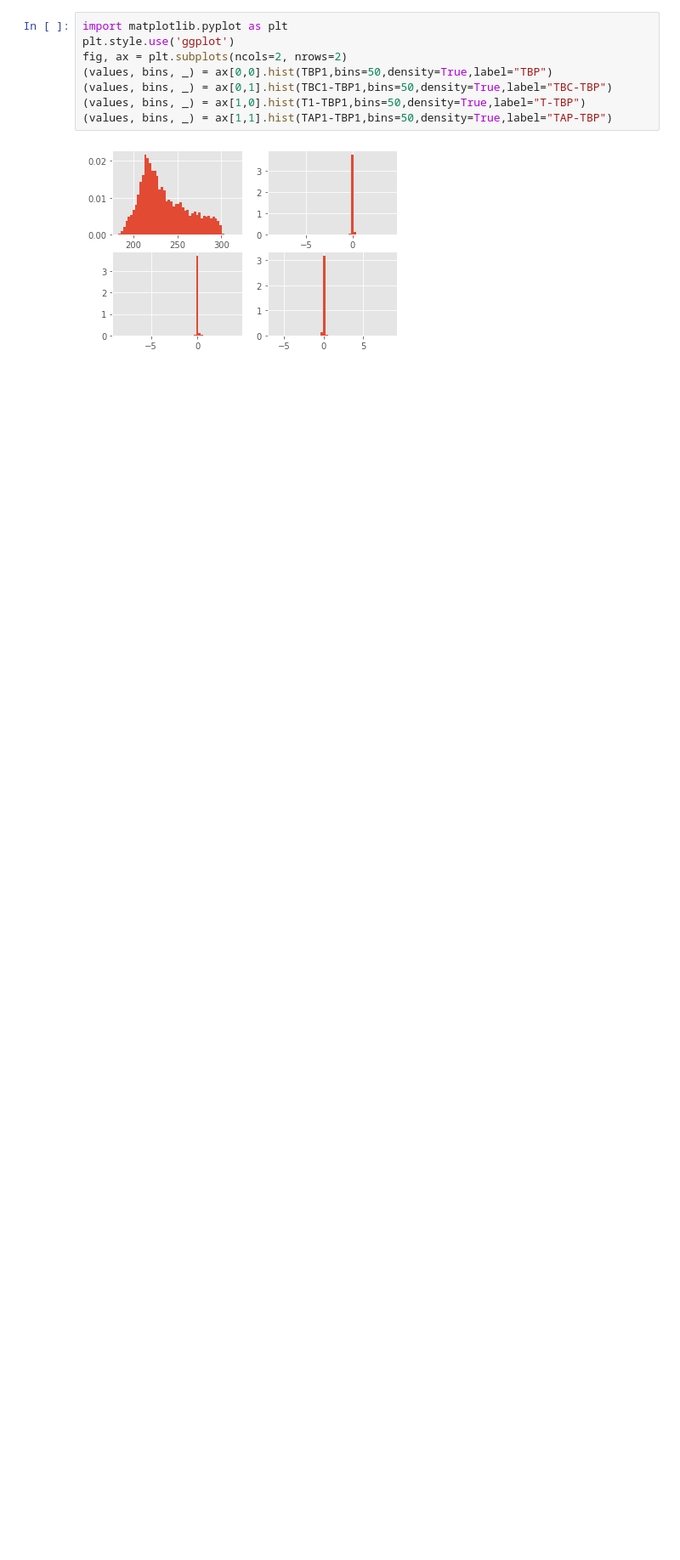
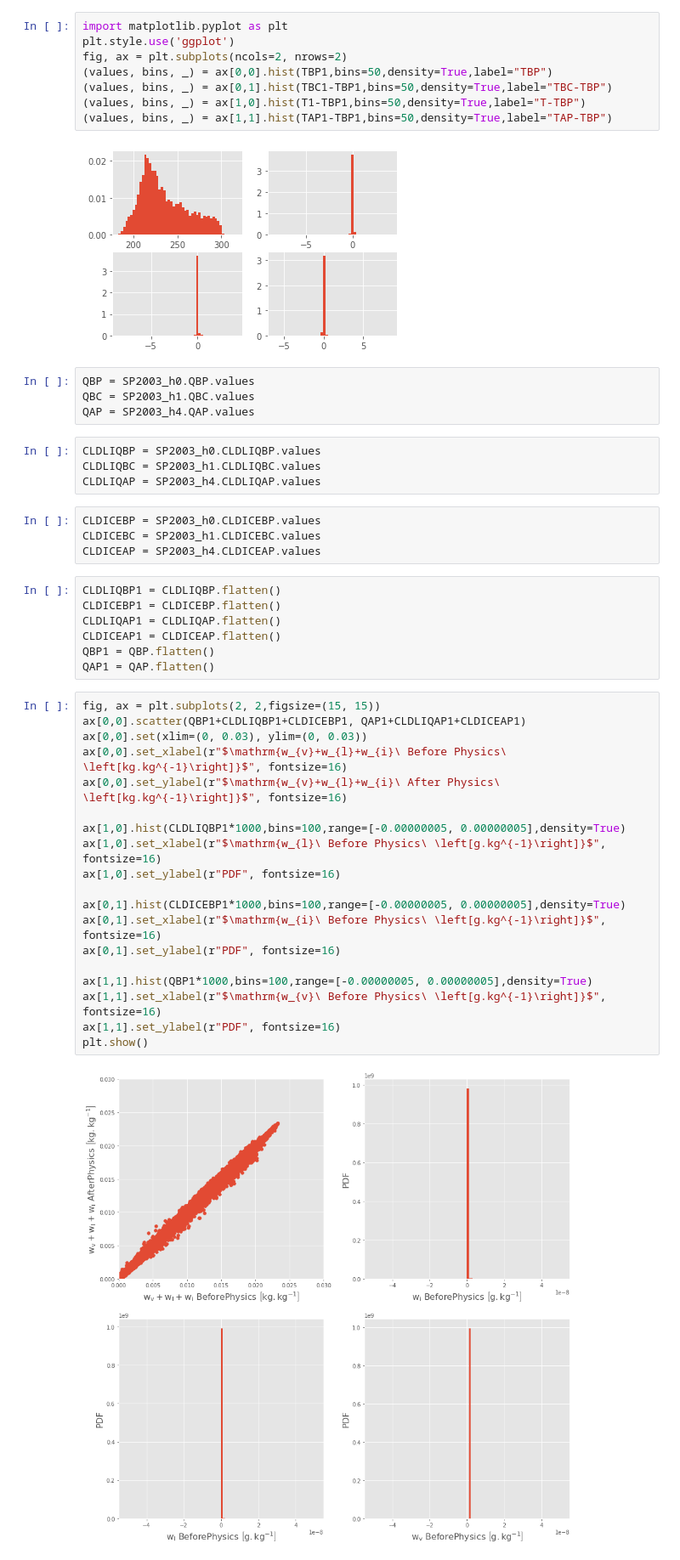
Before and after one commit to liranpeng/ML, a Jupyter notebook: 002_Process_Liran_RealGeo_Runs_AddVars.ipynb, the cells around one changed output. Shown at 85% size. Cells and saved outputs as stored; diff of their text form; blank space fills up the shorter version.

```diff
--- a/002_Process_Liran_RealGeo_Runs_AddVars.ipynb
+++ b/002_Process_Liran_RealGeo_Runs_AddVars.ipynb
@@ -291,3 +284,43 @@ fig, ax = plt.subplots(ncols=2, nrows=2)
 (values, bins, _) = ax[1,1].hist(TAP1-TBP1,bins=50,density=True,label="TAP-TBP")
 # %% [output]
 [figure]
+# %%
+QBP = SP2003_h0.QBP.values
+QBC = SP2003_h1.QBC.values
+QAP = SP2003_h4.QAP.values
+# %%
+CLDLIQBP = SP2003_h0.CLDLIQBP.values
+CLDLIQBC = SP2003_h1.CLDLIQBC.values
+CLDLIQAP = SP2003_h4.CLDLIQAP.values
+# %%
+CLDICEBP = SP2003_h0.CLDICEBP.values
+CLDICEBC = SP2003_h1.CLDICEBC.values
+CLDICEAP = SP2003_h4.CLDICEAP.values
+# %%
+CLDLIQBP1 = CLDLIQBP.flatten()
+CLDICEBP1 = CLDICEBP.flatten()
+CLDLIQAP1 = CLDLIQAP.flatten()
+CLDICEAP1 = CLDICEAP.flatten()
+QBP1 = QBP.flatten()
+QAP1 = QAP.flatten()
+# %%
+fig, ax = plt.subplots(2, 2,figsize=(15, 15))
+ax[0,0].scatter(QBP1+CLDLIQBP1+CLDICEBP1, QAP1+CLDLIQAP1+CLDICEAP1)
+ax[0,0].set(xlim=(0, 0.03), ylim=(0, 0.03))
+ax[0,0].set_xlabel(r"$\mathrm{w_{v}+w_{l}+w_{i}\ Before Physics\ \left[kg.kg^{-1}\right]}$", fontsize=16)
+ax[0,0].set_ylabel(r"$\mathrm{w_{v}+w_{l}+w_{i}\ After Physics\ \left[kg.kg^{-1}\right]}$", fontsize=16)
+
+ax[1,0].hist(CLDLIQBP1*1000,bins=100,range=[-0.00000005, 0.00000005],density=True)
+ax[1,0].set_xlabel(r"$\mathrm{w_{l}\ Before Physics\ \left[g.kg^{-1}\right]}$", fontsize=16)
+ax[1,0].set_ylabel(r"PDF", fontsize=16)
+
+ax[0,1].hist(CLDICEBP1*1000,bins=100,range=[-0.00000005, 0.00000005],density=True)
+ax[0,1].set_xlabel(r"$\mathrm{w_{i}\ Before Physics\ \left[g.kg^{-1}\right]}$", fontsize=16)
+ax[0,1].set_ylabel(r"PDF", fontsize=16)
+
+ax[1,1].hist(QBP1*1000,bins=100,range=[-0.00000005, 0.00000005],density=True)
+ax[1,1].set_xlabel(r"$\mathrm{w_{v}\ Before Physics\ \left[g.kg^{-1}\right]}$", fontsize=16)
+ax[1,1].set_ylabel(r"PDF", fontsize=16)
+plt.show()
+# %% [output]
+[figure, added]
```
Also changed, not shown: parts of 3 cells of this notebook.
